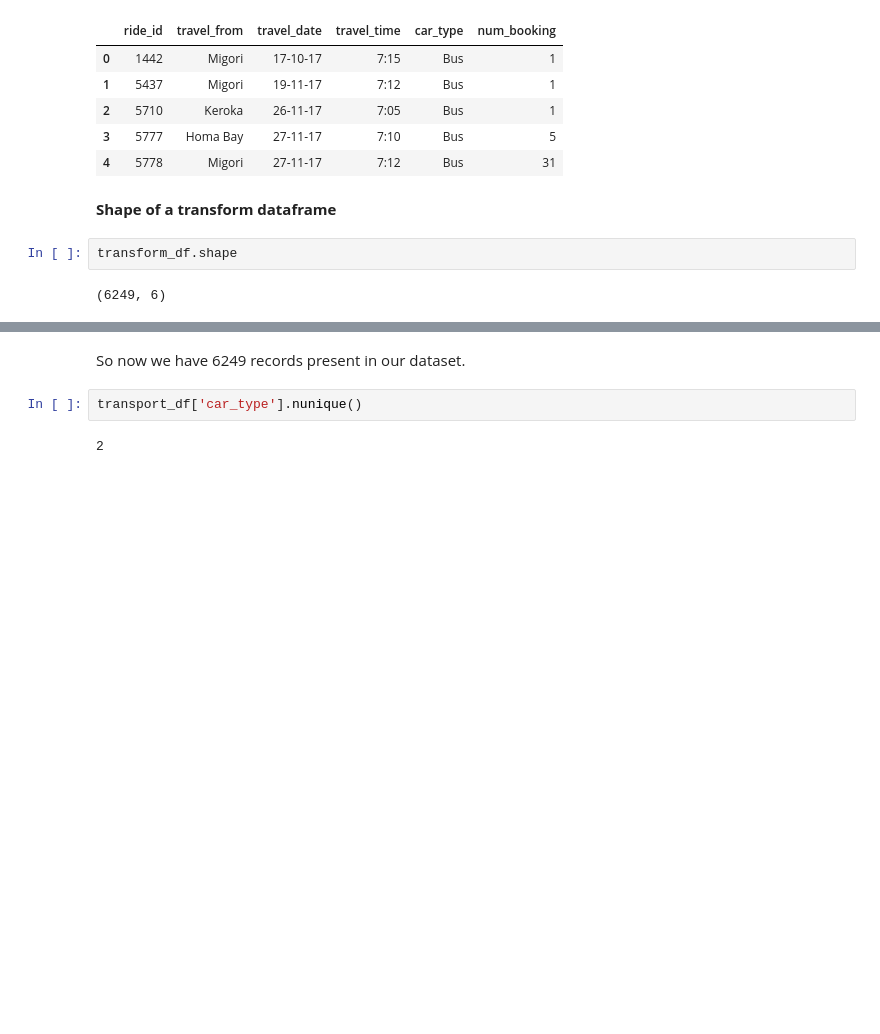
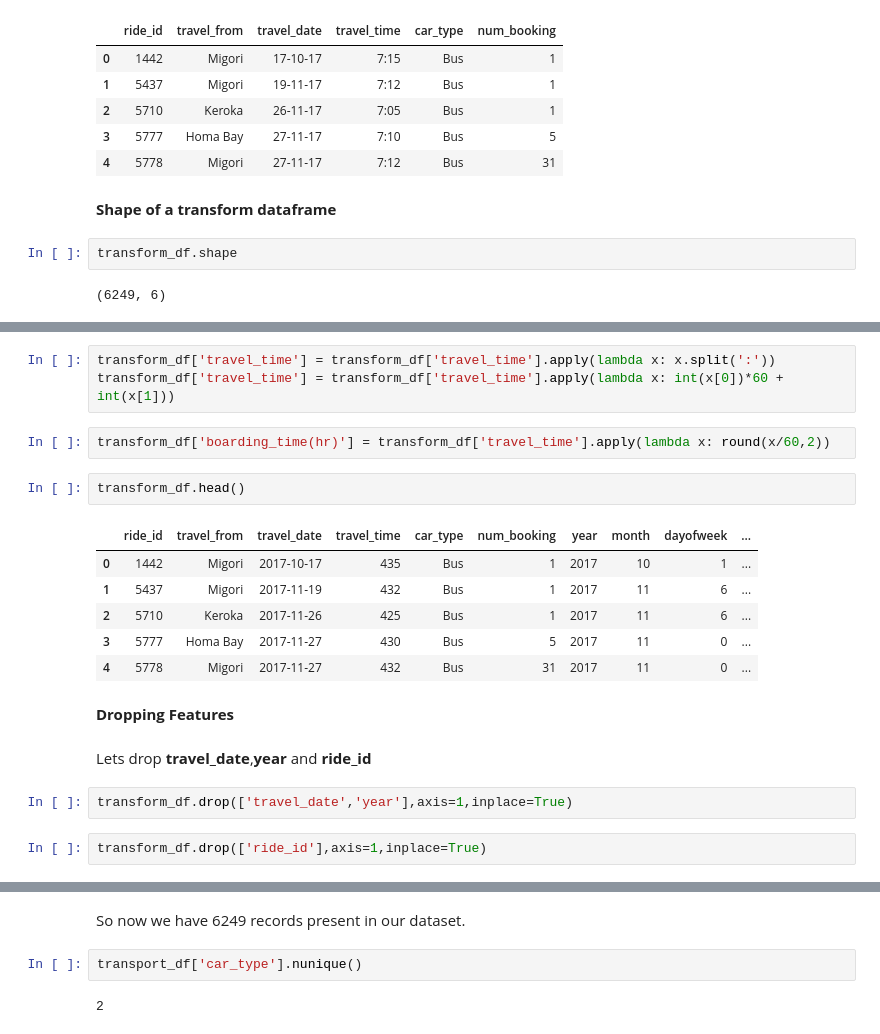
Before and after one commit to sudeep-009/Transport-Demand-Prediction-Regression-Capstone-Project, a Jupyter notebook: Copy_of_Demand_Prediction_for_Public_Transport_Capstone_Project.ipynb, the cells around one changed output, grey strips where cells are left out. Drawn from its saved outputs; the diff is of its cells as text; blank space fills up the shorter version.

```diff
--- a/Copy_of_Demand_Prediction_for_Public_Transport_Capstone_Project.ipynb
+++ b/Copy_of_Demand_Prediction_for_Public_Transport_Capstone_Project.ipynb
@@ -222,0 +262,22 @@ transform_df.shape
+# %%
+transform_df['travel_time'] = transform_df['travel_time'].apply(lambda x: x.split(':'))
+transform_df['travel_time'] = transform_df['travel_time'].apply(lambda x: int(x[0])*60 + int(x[1]))
+# %%
+transform_df['boarding_time(hr)'] = transform_df['travel_time'].apply(lambda x: round(x/60,2))
+# %%
+transform_df.head()
+# %% [output]
+|  | ride_id | travel_from | travel_date | travel_time | car_type | num_booking | year | month | dayofweek | ... |
+| 0 | 1442 | Migori | 2017-10-17 | 435 | Bus | 1 | 2017 | 10 | 1 | ... |
+| 1 | 5437 | Migori | 2017-11-19 | 432 | Bus | 1 | 2017 | 11 | 6 | ... |
+| 2 | 5710 | Keroka | 2017-11-26 | 425 | Bus | 1 | 2017 | 11 | 6 | ... |
+| 3 | 5777 | Homa Bay | 2017-11-27 | 430 | Bus | 5 | 2017 | 11 | 0 | ... |
+| 4 | 5778 | Migori | 2017-11-27 | 432 | Bus | 31 | 2017 | 11 | 0 | ... |
+# %% [markdown]
+**Dropping Features**
+# %% [markdown]
+Lets drop **travel_date**,**year** and **ride_id**
+# %%
+transform_df.drop(['travel_date','year'],axis=1,inplace=True)
+# %%
+transform_df.drop(['ride_id'],axis=1,inplace=True)
```
Also changed, not shown: parts of 12 cells of this notebook.
